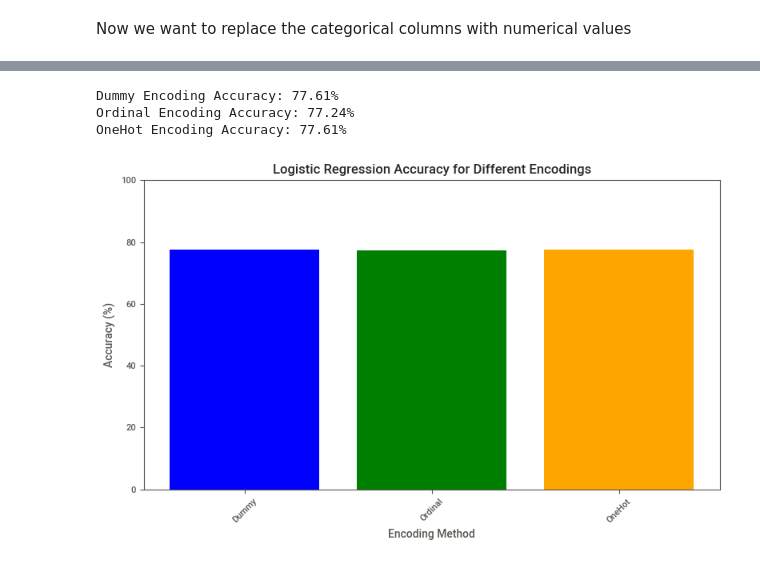
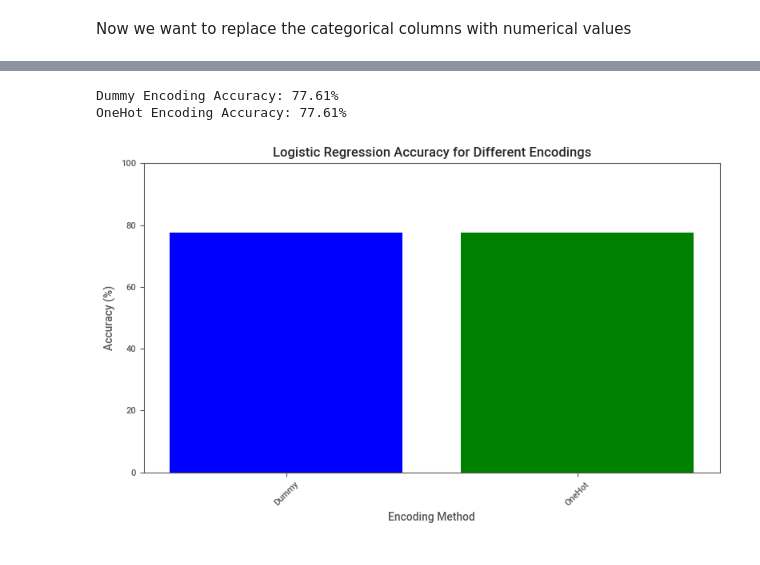
Before and after one commit to keronell/Titanic_ML2, a Jupyter notebook: Titanic.ipynb, the cells around one changed output, grey strips where cells are left out. Drawn from its saved outputs; the diff is of its cells as text; code cells hidden in the pictures.

```diff
--- a/Titanic.ipynb
+++ b/Titanic.ipynb
@@ -229,7 +172,7 @@ def encode_data(df, columns, method):
     Parameters:
     df (pd.DataFrame): Input dataframe.
     columns (list): List of columns to encode.
-    method (str): Encoding method to use - 'dummy', 'ordinal', 'onehot'.
+    method (str): Encoding method to use - 'dummy', 'onehot'.
 
     Returns:
     pd.DataFrame: A dataframe with the encoded columns.
@@ -240,12 +183,8 @@ def encode_data(df, columns, method):
         # Using pandas get_dummies for dummy encoding
         encoded_df = pd.get_dummies(encoded_df, columns=columns, drop_first=True)
 
-    elif method == 'ordinal':
-        from sklearn.preprocessing import OrdinalEncoder
-        ordinal_encoder = OrdinalEncoder()
-        encoded_df[columns] = ordinal_encoder.fit_transform(encoded_df[columns])
-
     elif method == 'onehot':
+        from sklearn.preprocessing import OneHotEncoder
         onehot_encoder = OneHotEncoder(sparse_output=False, handle_unknown='ignore')
         for col in columns:
             encoded_array = onehot_encoder.fit_transform(encoded_df[[col]])
@@ -257,7 +196,7 @@ def encode_data(df, columns, method):
                 axis=1
             )
     else:
-        raise ValueError("Invalid method. Choose from 'dummy', 'ordinal', 'onehot'.")
+        raise ValueError("Invalid method. Choose from 'dummy', 'onehot'.")
 
     return encoded_df
 # %%
@@ -457,7 +363,7 @@ def evaluate_logistic_regression(X_train_dict, X_val_dict, t_train_dict, t_val_d
 
     # Plot the results
     plt.figure(figsize=(8, 5))
-    plt.bar(accuracies.keys(), accuracies.values(), color=['blue', 'green', 'orange', 'red'])
+    plt.bar(accuracies.keys(), accuracies.values(), color=['blue', 'green', 'orange'])
     plt.title("Logistic Regression Accuracy for Different Encodings")
     plt.xlabel("Encoding Method")
     plt.ylabel("Accuracy (%)")
@@ -465,40 +371,31 @@ def evaluate_logistic_regression(X_train_dict, X_val_dict, t_train_dict, t_val_d
     plt.xticks(rotation=45)
     plt.tight_layout()
     plt.show()
 
 # Prepare dictionaries for training and validation sets for each method
 X_train_dict = {
-    # 'Original': X_train_original,
     'Dummy': X_train_dummy,
-    'Ordinal': X_train_ordinal,
     'OneHot': X_train_onehot,
 }
 
 X_val_dict = {
-    # 'Original': X_val_original,
     'Dummy': X_val_dummy,
-    'Ordinal': X_val_ordinal,
     'OneHot': X_val_onehot,
 }
 
 t_train_dict = {
-    # 'Original': t_train_original,
     'Dummy': t_train_dummy,
-    'Ordinal': t_train_ordinal,
     'OneHot': t_train_onehot,
 }
 
 t_val_dict = {
-    # 'Original': t_val_original,
     'Dummy': t_val_dummy,
-    'Ordinal': t_val_ordinal,
     'OneHot': t_val_onehot,
 }
 
 # Evaluate and visualize results
 evaluate_logistic_regression(X_train_dict, X_val_dict, t_train_dict, t_val_dict)
 # %% [output]
 Dummy Encoding Accuracy: 77.61%
-Ordinal Encoding Accuracy: 77.24%
 OneHot Encoding Accuracy: 77.61%
-[figure, old version]
+[figure, new version]
```
Also changed, not shown: parts of 13 cells of this notebook, 1 other file.
